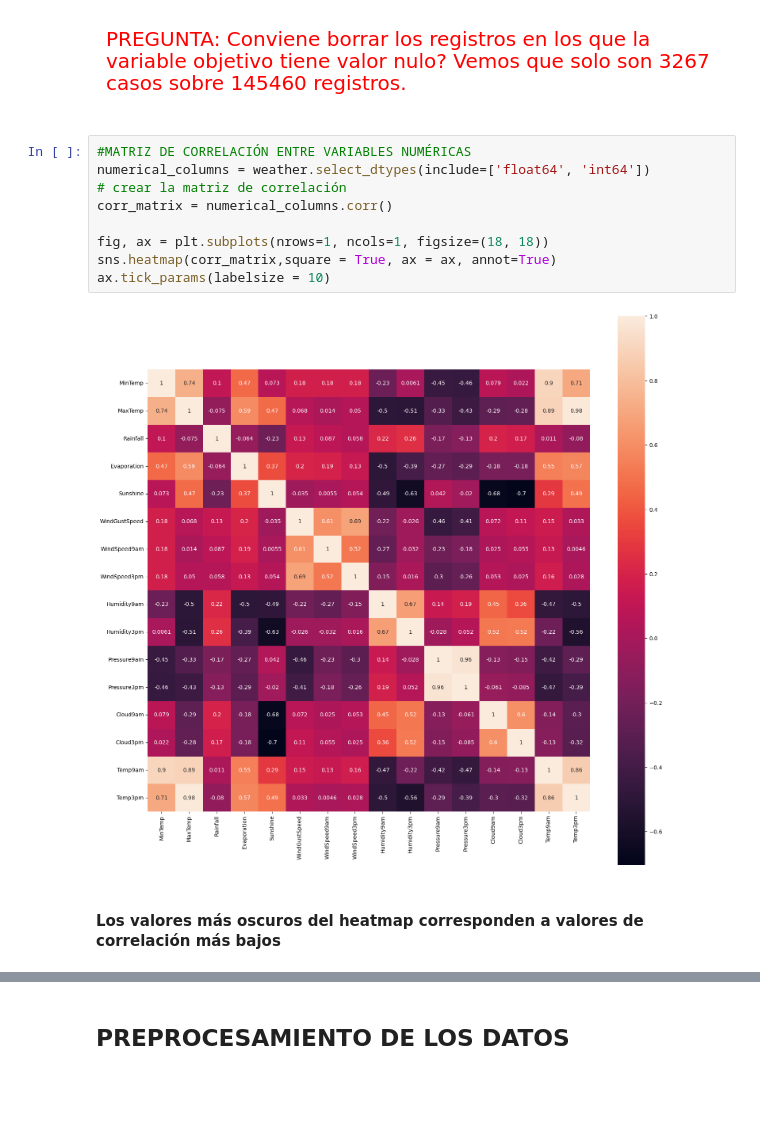
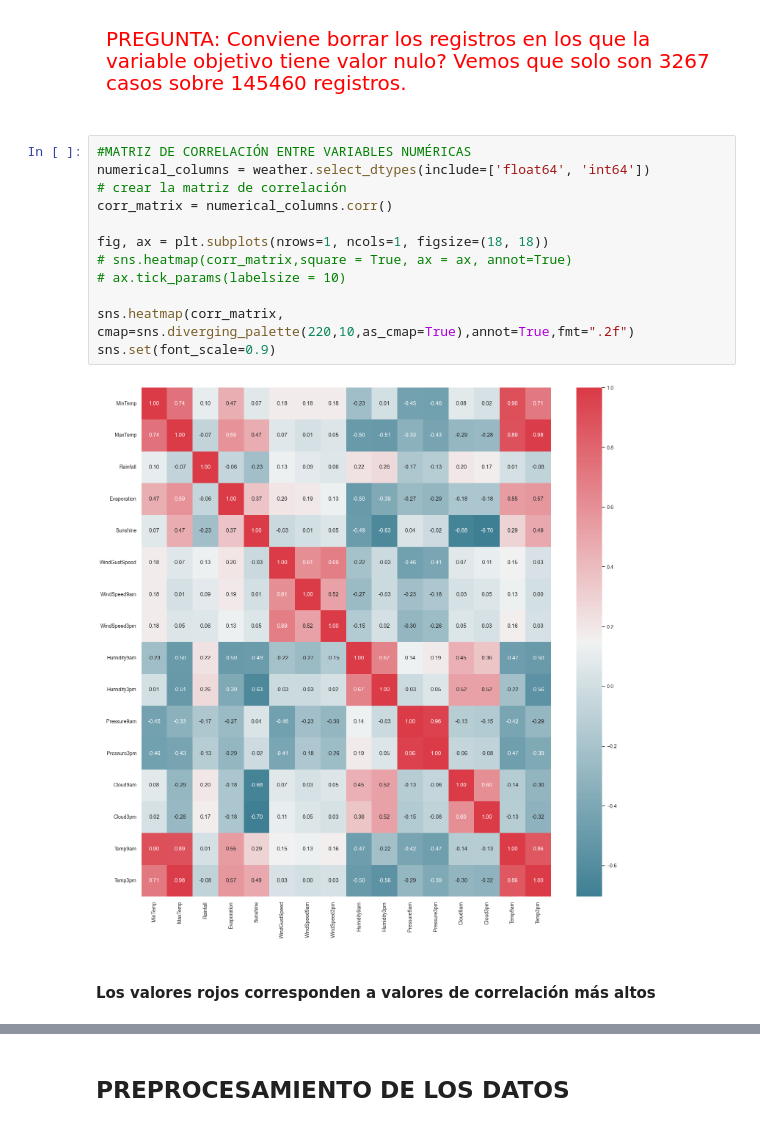
Before and after one commit to ezescordamaglia/CEIA_Analisis_de_datos, a Jupyter notebook: practica_final/TPFinal.ipynb, the cells around one changed output, grey strips where cells are left out. Saved outputs shown, nothing was run; the diff lists cells and outputs as text; blank space fills up the shorter version.

```diff
--- a/practica_final/TPFinal.ipynb
+++ b/practica_final/TPFinal.ipynb
@@ -352,16 +357,19 @@ Vemos que solo son 3267 casos sobre 145460 registros.
 # %%
 #MATRIZ DE CORRELACIÓN ENTRE VARIABLES NUMÉRICAS
 numerical_columns = weather.select_dtypes(include=['float64', 'int64'])
 # crear la matriz de correlación
 corr_matrix = numerical_columns.corr()
 
 fig, ax = plt.subplots(nrows=1, ncols=1, figsize=(18, 18))
-sns.heatmap(corr_matrix,square = True, ax = ax, annot=True)
-ax.tick_params(labelsize = 10)
+# sns.heatmap(corr_matrix,square = True, ax = ax, annot=True)
+# ax.tick_params(labelsize = 10)
+
+sns.heatmap(corr_matrix, cmap=sns.diverging_palette(220,10,as_cmap=True),annot=True,fmt=".2f")
+sns.set(font_scale=0.9)
 # %% [output]
-[figure, old version]
+[figure, new version]
 # %% [markdown]
-#### Los valores más oscuros del heatmap corresponden a valores de correlación más bajos
+#### Los valores rojos  corresponden a valores de correlación más altos
 # %%
 #Relacion de variables de temperatura con variable objetivo
 plt.figure(figsize=(8,8))
```
Also changed, not shown: parts of 29 cells of this notebook.
